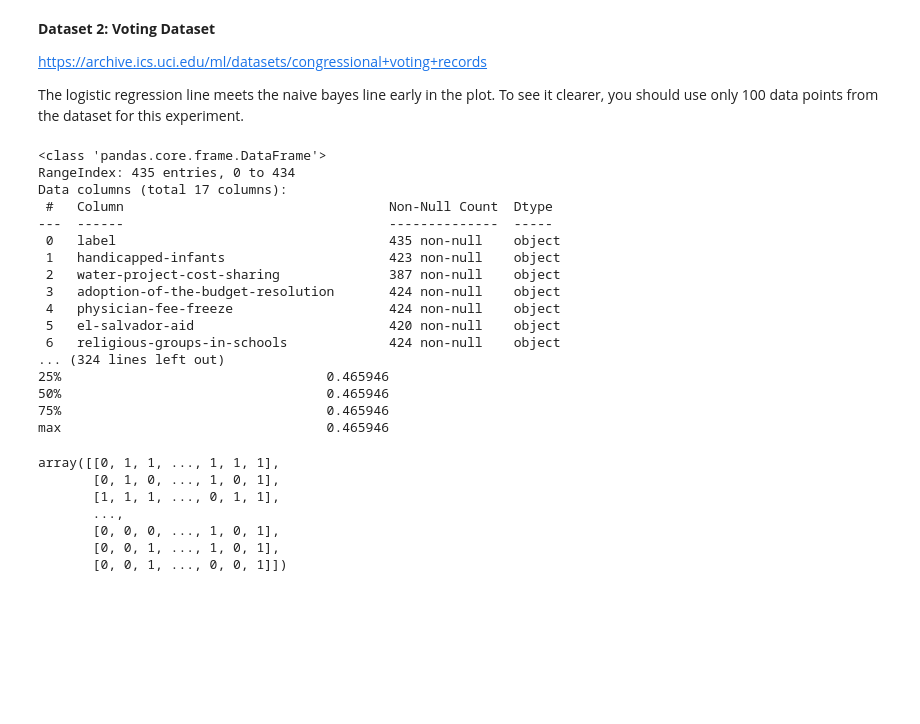
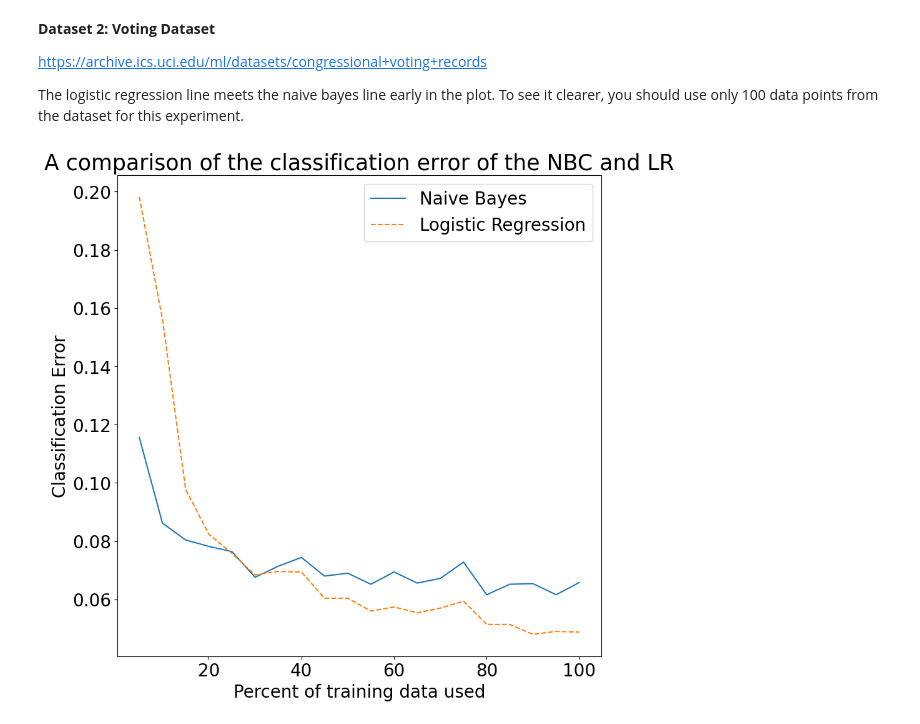
Before and after one commit to rbains25/practical-2, a Jupyter notebook: Practical2_skeleton.ipynb, the cells around one changed output. Cells and saved outputs as stored; diff of their text form; code cells hidden in the pictures; blank space fills up the shorter version.

```diff
--- a/Practical2_skeleton.ipynb
+++ b/Practical2_skeleton.ipynb
@@ -639,56 +578,26 @@ The logistic regression line meets the naive bayes line early in the plot. To se
 # %%
 # load the dataset
 # TODO: insert your code for experiments
 ###################################################
 ##### YOUR CODE STARTS HERE #######################
 ###################################################
+
 voting = pd.read_csv('voting.csv')
-voting.info()
-voting.dropna().info()
-voting = voting.dropna()
-voting.sample(n=100)
+voting = voting.dropna().sample(n = 100)
+
 ordinal_encoder = OrdinalEncoder()
 voting.loc[:, :] = ordinal_encoder.fit_transform(X=voting)
-x_train, x_test, y_train, y_test = train_test_split(voting.iloc[:, 1: ], voting.iloc[:, 0], test_size=0.2, random_state=42)
-scaler = StandardScaler()
-scaler.fit(x_train)
-x_train_scaled = scaler.transform(x_train)
-x_test_scaled = scaler.transform(x_test)
-print(x_train_scaled)
-print(x_test_scaled)
-x_train_scaled_df = pd.DataFrame(x_train_scaled, columns = voting.columns[1:])
-x_test_scaled_df = pd.DataFrame(x_test_scaled, columns = voting.columns[1:])
-print (x_train_scaled_df.describe())
-print (x_test_scaled_df.describe())
+
+res_nbc, res_lr = compareNBCvsLR(NBC(feature_types=['b'] * 16),
+               LogisticRegression(max_iter = 500),
+               X = voting.iloc[:, 1: ].astype(int).to_numpy(),
+               y = voting.iloc[:, 0].astype(int).to_numpy(),
+               num_runs = 250, num_splits = 20)
+
+makePlot(res_nbc, res_lr, title = "A comparison of the classification error of the NBC and LR", num_splits = 20)
 
 ###################################################
 ##### YOUR CODE ENDS HERE #########################
 ###################################################
 # %% [output]
-<class 'pandas.core.frame.DataFrame'>
-RangeIndex: 435 entries, 0 to 434
-Data columns (total 17 columns):
- #   Column                                  Non-Null Count  Dtype
----  ------                                  --------------  -----
- 0   label                                   435 non-null    object
- 1   handicapped-infants                     423 non-null    object
- 2   water-project-cost-sharing              387 non-null    object
- 3   adoption-of-the-budget-resolution       424 non-null    object
- 4   physician-fee-freeze                    424 non-null    object
- 5   el-salvador-aid                         420 non-null    object
- 6   religious-groups-in-schools             424 non-null    object
-... (324 lines left out)
-25%                                  0.465946
-50%                                  0.465946
-75%                                  0.465946
-max                                  0.465946
+[figure, added]
-# %%
-voting.iloc[:, 1: ].astype(int).to_numpy()
-# %% [output]
-array([[0, 1, 1, ..., 1, 1, 1],
-       [0, 1, 0, ..., 1, 0, 1],
-       [1, 1, 1, ..., 0, 1, 1],
-       ...,
-       [0, 0, 0, ..., 1, 0, 1],
-       [0, 0, 1, ..., 1, 0, 1],
-       [0, 0, 1, ..., 0, 0, 1]])
```
Also changed, not shown: parts of 13 cells of this notebook.
